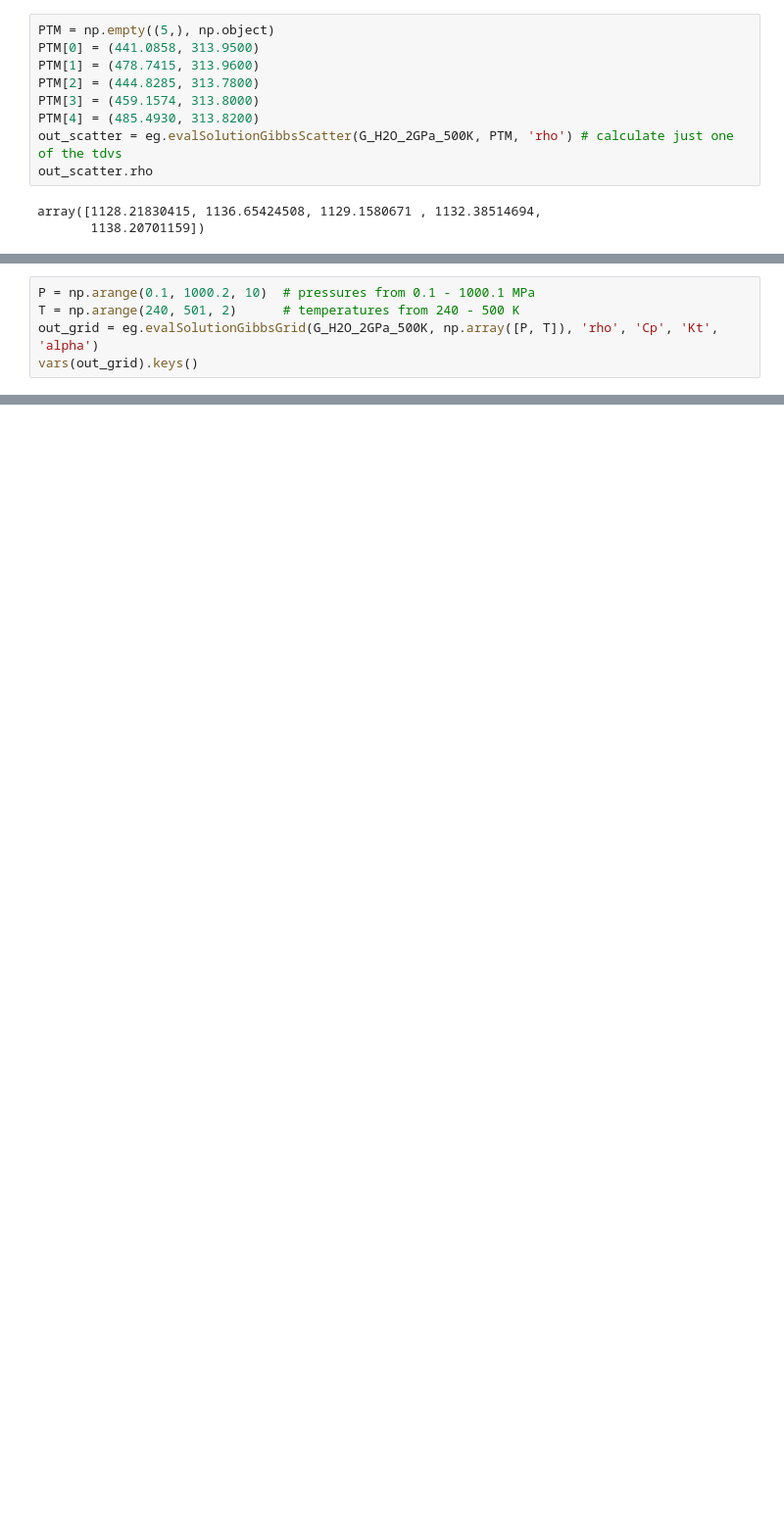
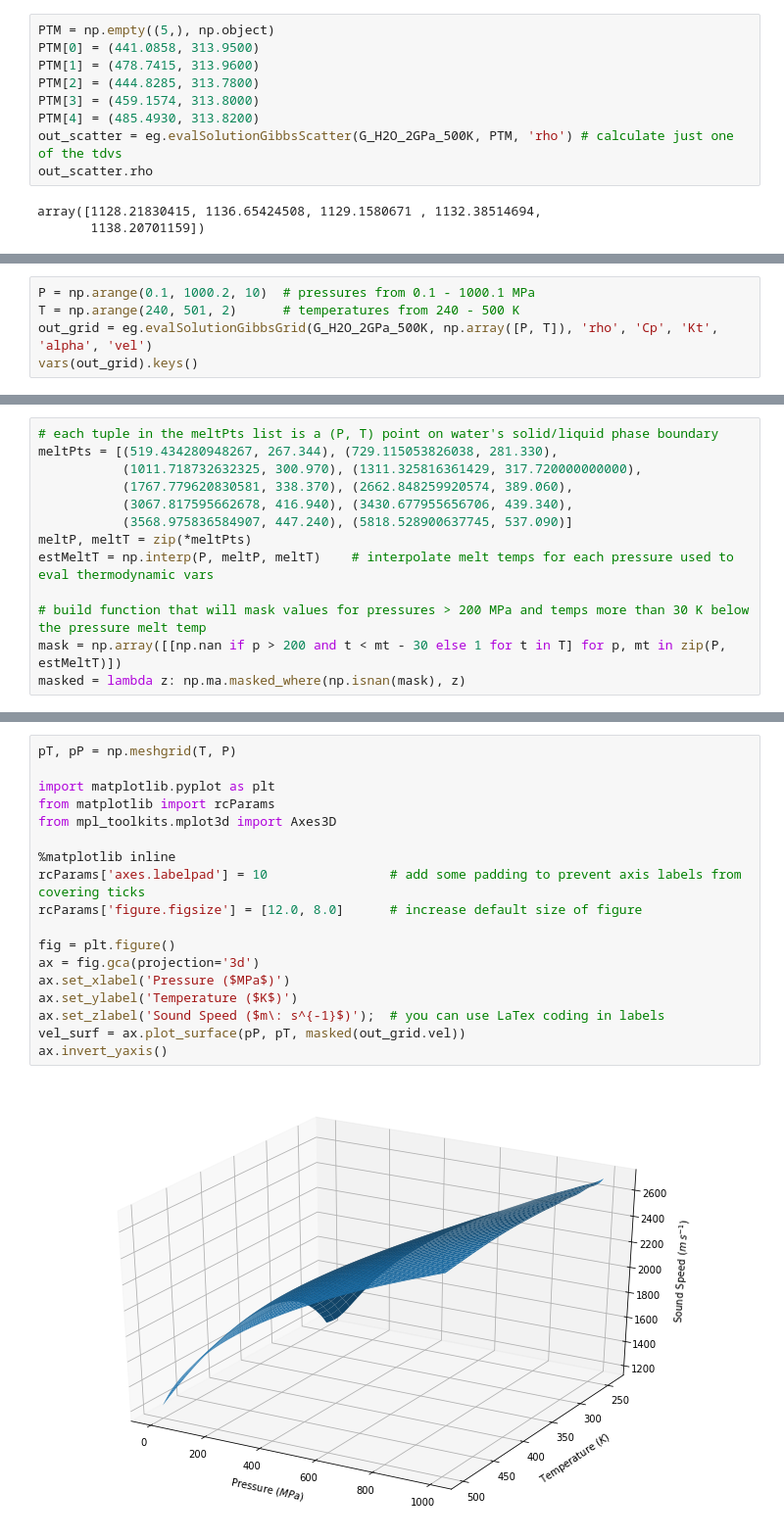
Before and after one commit to jmichaelb/PublicationArchive, a Jupyter notebook: SoundSpeedOfPureWater_2019/Python/DemoScript.ipynb, the cells around one changed output, grey strips where cells are left out. Shown at 98% size. Saved outputs shown, nothing was run; the diff lists cells and outputs as text; blank space fills up the shorter version.

Commit message:
add masking function and first graph

```diff
--- a/SoundSpeedOfPureWater_2019/Python/DemoScript.ipynb
+++ b/SoundSpeedOfPureWater_2019/Python/DemoScript.ipynb
@@ -170,6 +173,6 @@ Note that only requested tdvs will be included in the output.
 # %%
 P = np.arange(0.1, 1000.2, 10)  # pressures from 0.1 - 1000.1 MPa
 T = np.arange(240, 501, 2)      # temperatures from 240 - 500 K
-out_grid = eg.evalSolutionGibbsGrid(G_H2O_2GPa_500K, np.array([P, T]), 'rho', 'Cp', 'Kt', 'alpha')
+out_grid = eg.evalSolutionGibbsGrid(G_H2O_2GPa_500K, np.array([P, T]), 'rho', 'Cp', 'Kt', 'alpha', 'vel')
 vars(out_grid).keys()
 # %% [output]
@@ -185,0 +195,13 @@ ti = np.random.randint(0,out_grid.PTM[statevars.iT].size) # the index of one tem
+# %%
+# each tuple in the meltPts list is a (P, T) point on water's solid/liquid phase boundary
+meltPts = [(519.434280948267, 267.344), (729.115053826038, 281.330),
+           (1011.718732632325, 300.970), (1311.325816361429, 317.720000000000),
+           (1767.779620830581, 338.370), (2662.848259920574, 389.060),
+           (3067.817595662678, 416.940), (3430.677955656706, 439.340),
+           (3568.975836584907, 447.240), (5818.528900637745, 537.090)]
+meltP, meltT = zip(*meltPts)
+estMeltT = np.interp(P, meltP, meltT)    # interpolate melt temps for each pressure used to eval thermodynamic vars
+
+# build function that will mask values for pressures > 200 MPa and temps more than 30 K below the pressure melt temp
+mask = np.array([[np.nan if p > 200 and t < mt - 30 else 1 for t in T] for p, mt in zip(P, estMeltT)])
+masked = lambda z: np.ma.masked_where(np.isnan(mask), z)
@@ -185,0 +212,20 @@ ti = np.random.randint(0,out_grid.PTM[statevars.iT].size) # the index of one tem
+# %%
+pT, pP = np.meshgrid(T, P)
+
+import matplotlib.pyplot as plt
+from matplotlib import rcParams
+from mpl_toolkits.mplot3d import Axes3D
+
+%matplotlib inline
+rcParams['axes.labelpad'] = 10                # add some padding to prevent axis labels from covering ticks
+rcParams['figure.figsize'] = [12.0, 8.0]      # increase default size of figure
+
+fig = plt.figure()
+ax = fig.gca(projection='3d')
+ax.set_xlabel('Pressure ($MPa$)')
+ax.set_ylabel('Temperature ($K$)')
+ax.set_zlabel('Sound Speed ($m\: s^{-1}$)');  # you can use LaTex coding in labels
+vel_surf = ax.plot_surface(pP, pT, masked(out_grid.vel))
+ax.invert_yaxis()
+# %% [output]
+[figure, added]
```
Also changed, not shown: parts of 16 cells of this notebook.
